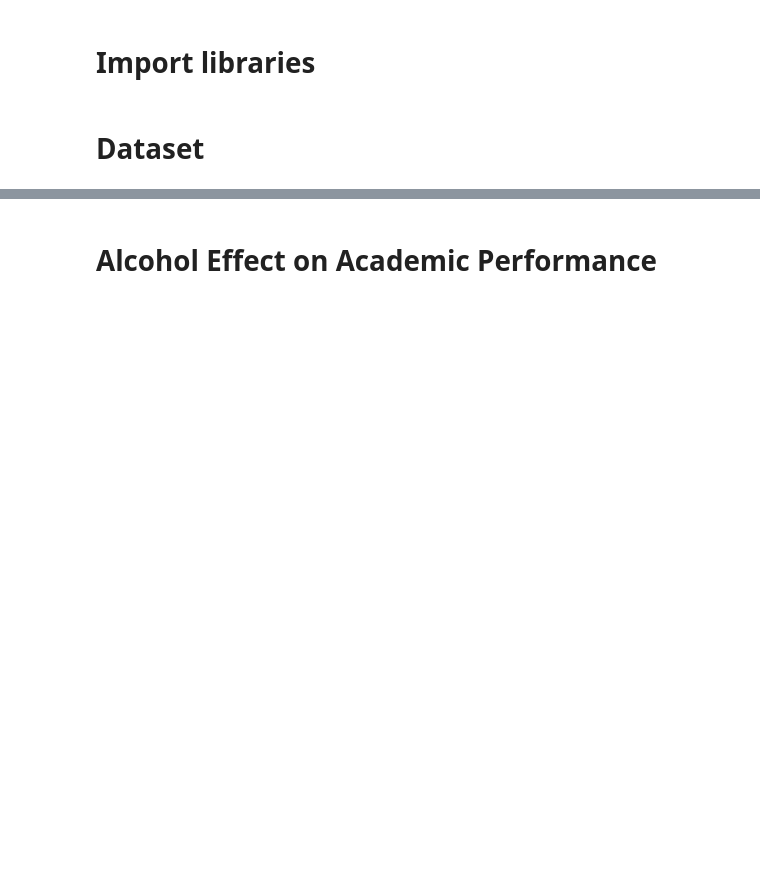
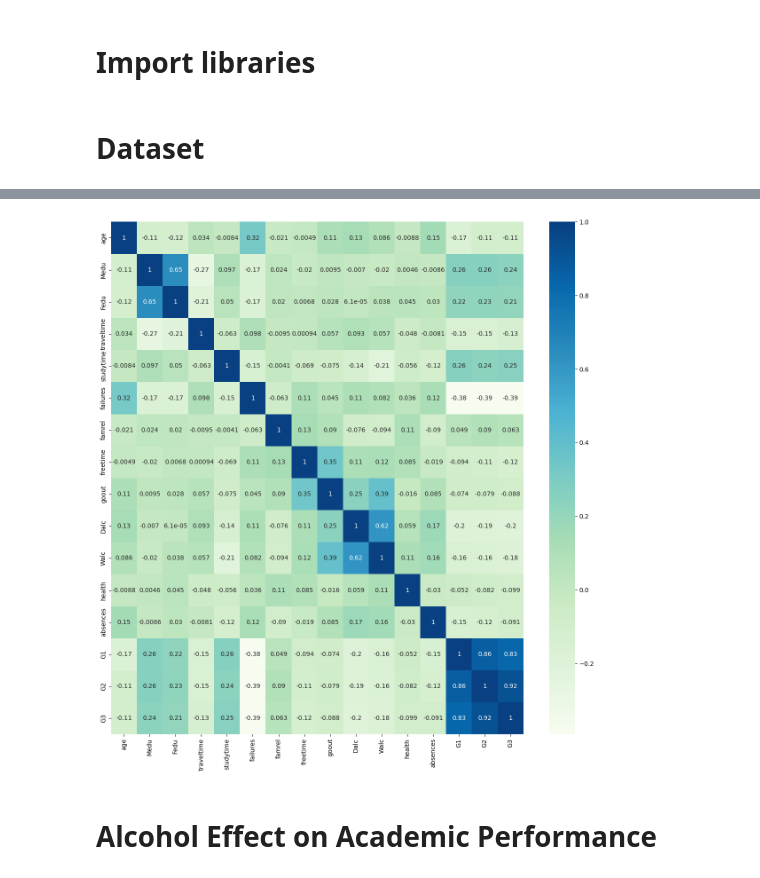
Before and after one commit to KeterWen/22FALL_ECE143_GROUP13, a Jupyter notebook: ECE143_visualization.ipynb, the cells around one changed output, grey strips where cells are left out. Cells and saved outputs as stored; diff of their text form; code cells hidden in the pictures; blank space fills up the shorter version.

```diff
--- a/ECE143_visualization.ipynb
+++ b/ECE143_visualization.ipynb
@@ -17,2 +81,6 @@ warnings.filterwarnings('ignore')
+# %%
+plot_utils.plot_heatmap(df_port, save_path='./plot/port_heatmap.png', show=True)
+# %% [output]
+[figure, added]
 # %% [markdown]
 # Alcohol Effect on Academic Performance
```
Also changed, not shown: parts of 10 cells of this notebook, 5 other files.
